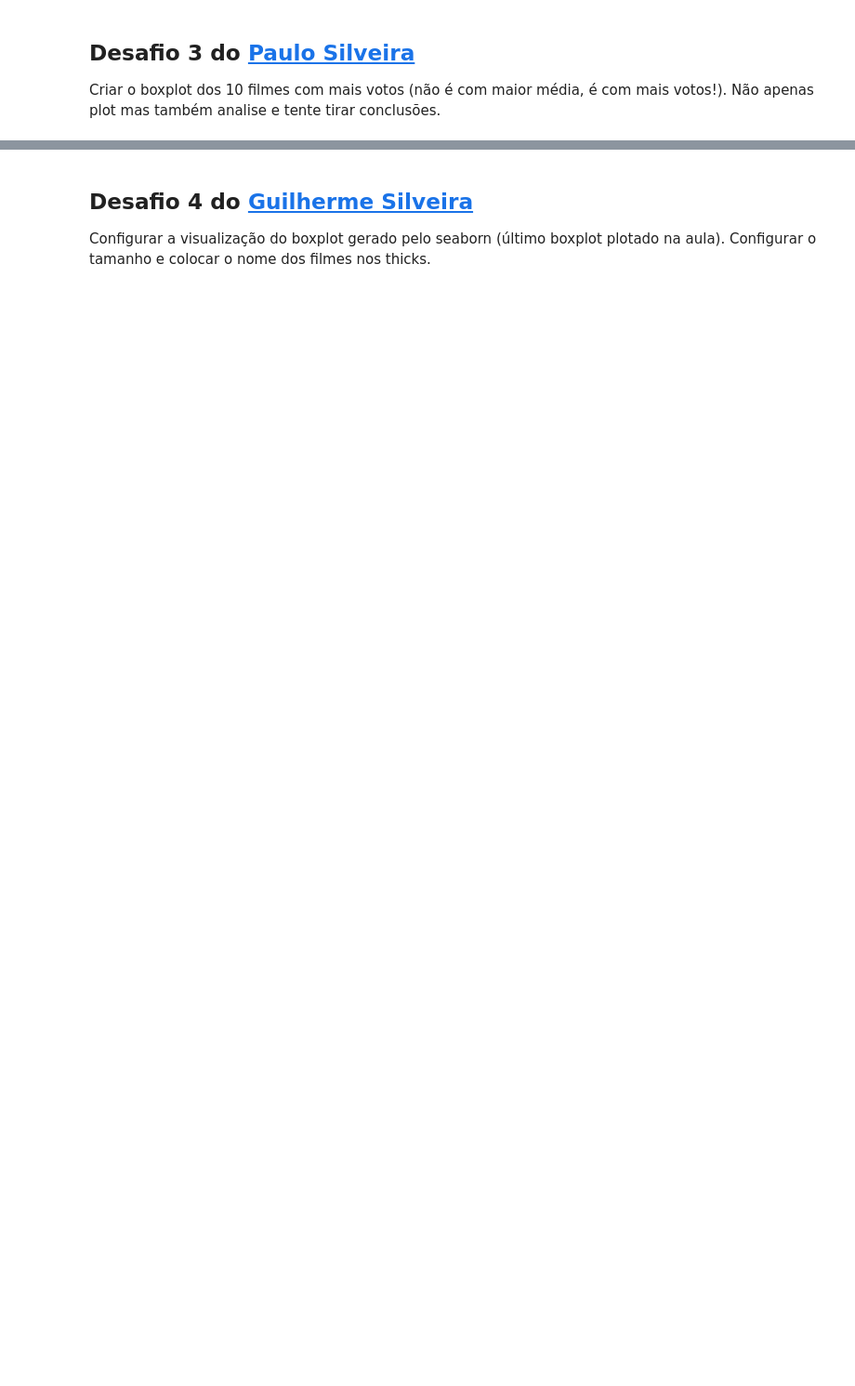
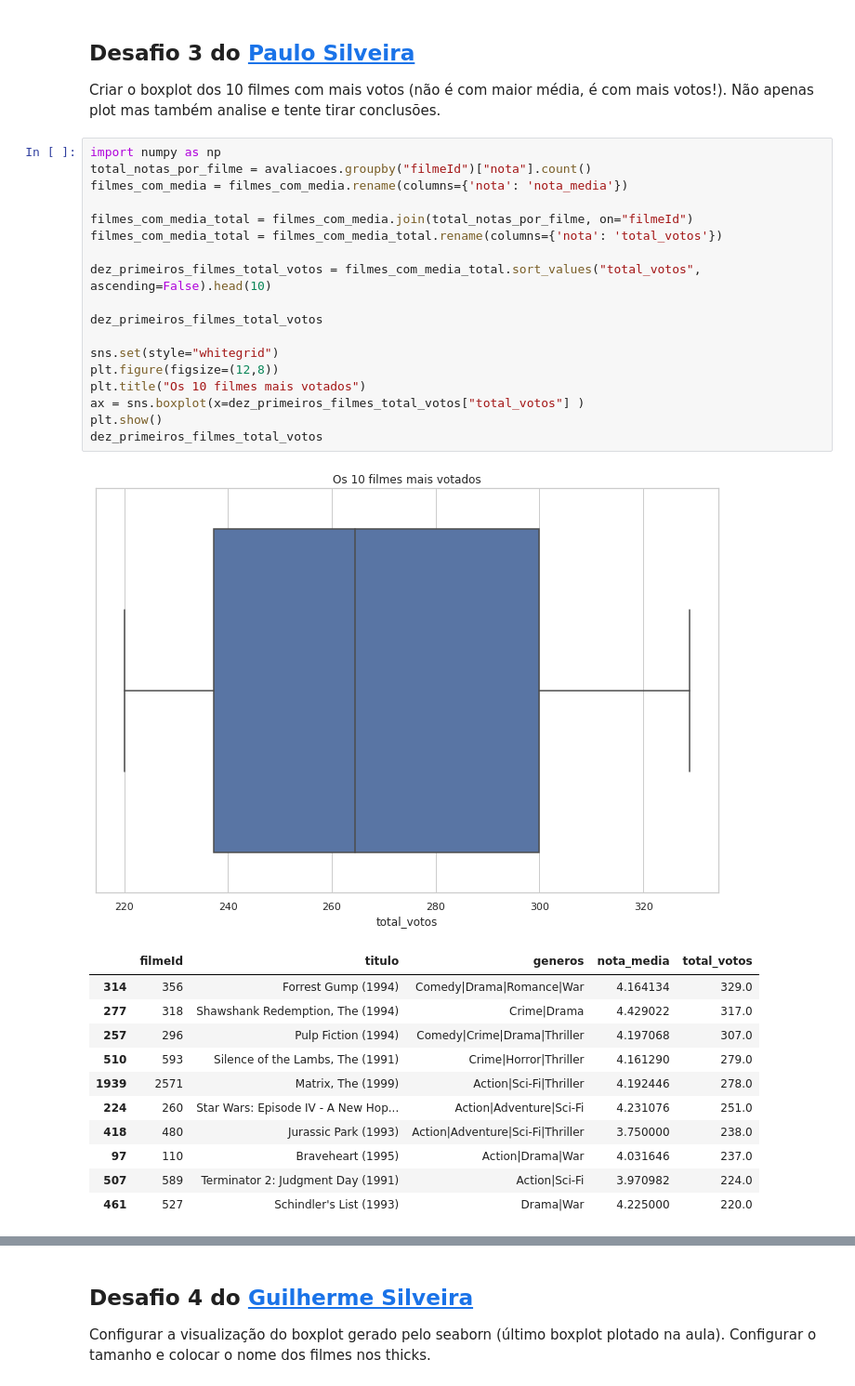
Before and after one commit to itimes-digital/quarentena-dados-alura, a Jupyter notebook: QuarentenaDados_aula02.ipynb, the cells around one changed output, grey strips where cells are left out. Shown at 93% size. Cells and saved outputs as stored; diff of their text form; blank space fills up the shorter version.

```diff
--- a/QuarentenaDados_aula02.ipynb
+++ b/QuarentenaDados_aula02.ipynb
@@ -833,3 +862,34 @@ Encontar vários filmes com médias próximas e distribuições diferentes, use
 ## Desafio 3 do [Paulo Silveira](https://twitter.com/paulo_caelum)
 
  Criar o boxplot dos 10 filmes com mais votos (não é com maior média, é com mais votos!). Não apenas plot mas também analise e tente tirar conclusões.
+# %%
+import numpy as np
+total_notas_por_filme = avaliacoes.groupby("filmeId")["nota"].count()
+filmes_com_media = filmes_com_media.rename(columns={'nota': 'nota_media'})
+
+filmes_com_media_total = filmes_com_media.join(total_notas_por_filme, on="filmeId")
+filmes_com_media_total = filmes_com_media_total.rename(columns={'nota': 'total_votos'})
+
+dez_primeiros_filmes_total_votos = filmes_com_media_total.sort_values("total_votos", ascending=False).head(10)
+
+dez_primeiros_filmes_total_votos
+
+sns.set(style="whitegrid")
+plt.figure(figsize=(12,8))
+plt.title("Os 10 filmes mais votados")
+ax = sns.boxplot(x=dez_primeiros_filmes_total_votos["total_votos"] )
+plt.show()
+dez_primeiros_filmes_total_votos
+# %% [output]
+[figure, added]
+|  | filmeId | titulo | generos | nota_media | total_votos |
+| 314 | 356 | Forrest Gump (1994) | Comedy|Drama|Romance|War | 4.164134 | 329.0 |
+| 277 | 318 | Shawshank Redemption, The (1994) | Crime|Drama | 4.429022 | 317.0 |
+| 257 | 296 | Pulp Fiction (1994) | Comedy|Crime|Drama|Thriller | 4.197068 | 307.0 |
+| 510 | 593 | Silence of the Lambs, The (1991) | Crime|Horror|Thriller | 4.161290 | 279.0 |
+| 1939 | 2571 | Matrix, The (1999) | Action|Sci-Fi|Thriller | 4.192446 | 278.0 |
+| 224 | 260 | Star Wars: Episode IV - A New Hop... | Action|Adventure|Sci-Fi | 4.231076 | 251.0 |
+| 418 | 480 | Jurassic Park (1993) | Action|Adventure|Sci-Fi|Thriller | 3.750000 | 238.0 |
+| 97 | 110 | Braveheart (1995) | Action|Drama|War | 4.031646 | 237.0 |
+| 507 | 589 | Terminator 2: Judgment Day (1991) | Action|Sci-Fi | 3.970982 | 224.0 |
+| 461 | 527 | Schindler's List (1993) | Drama|War | 4.225000 | 220.0 |
```
Also changed, not shown: parts of 16 cells of this notebook.
